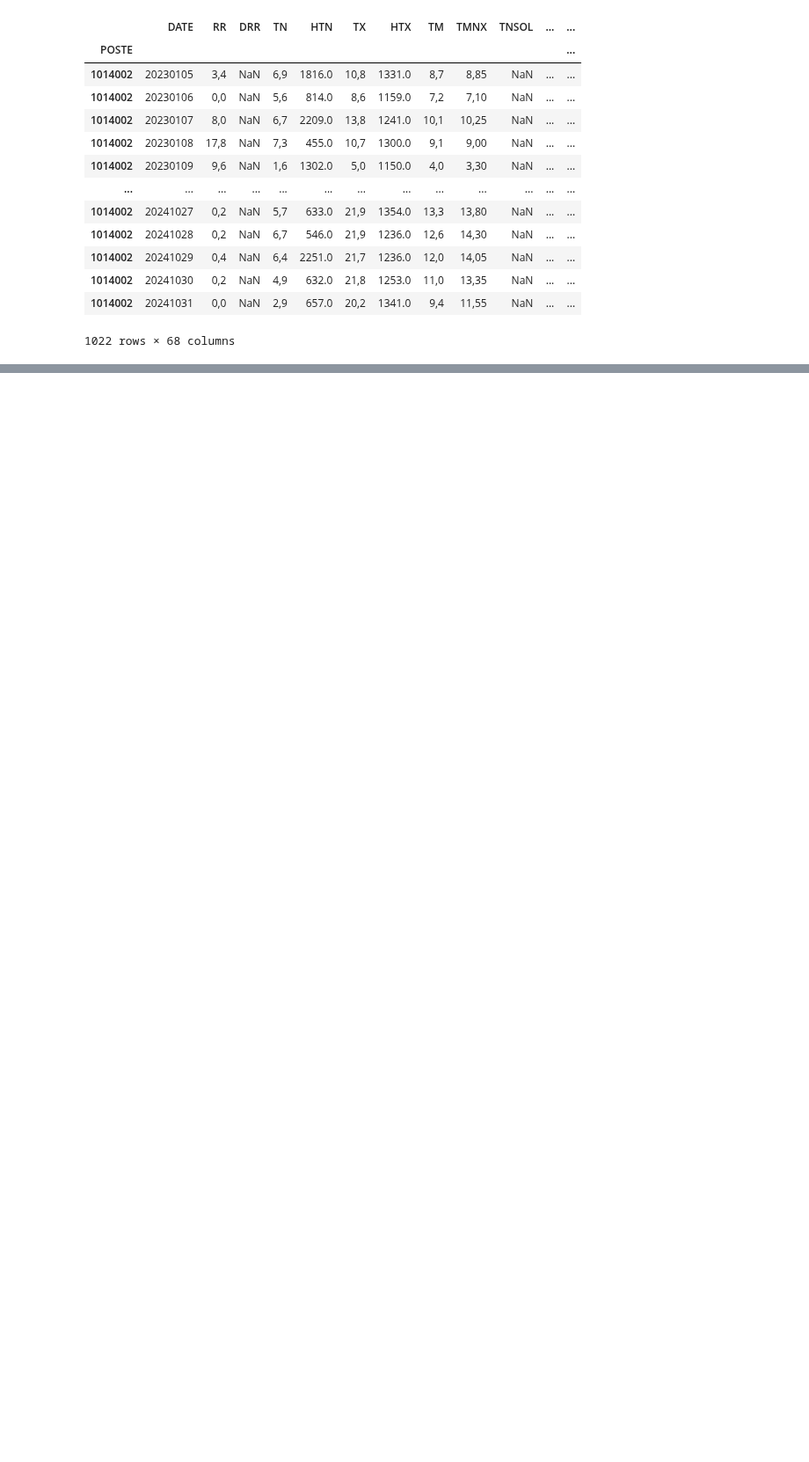
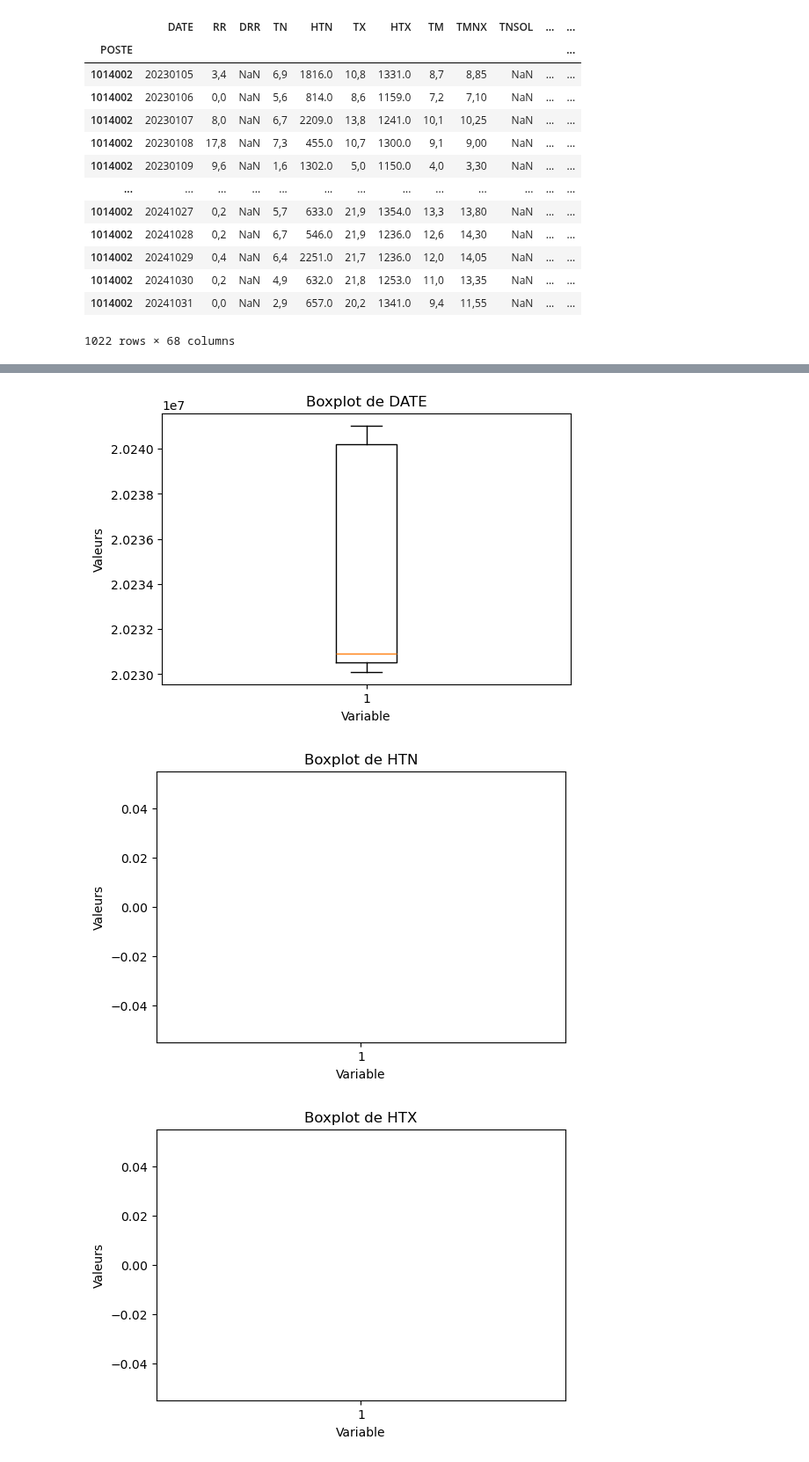
Before and after one commit to laureineCompaore/ProjetPython, a Jupyter notebook: Ana_exploratoire.ipynb, the cells around one changed output, grey strips where cells are left out. Shown at 88% size. Cells and saved outputs as stored; diff of their text form; code cells hidden in the pictures; blank space fills up the shorter version.

```diff
--- a/Ana_exploratoire.ipynb
+++ b/Ana_exploratoire.ipynb
@@ -20,0 +83,13 @@ df
+# %%
+# Créer un boxplot pour chaque variable
+for col in quantitative_variables.columns:
+    f.plt.figure(figsize=(6, 4))  # Définir la taille de la figure
+    f.plt.boxplot(quantitative_variables[col])  # Créer le boxplot
+    f.plt.title(f"Boxplot de {col}")  # Ajouter un titre
+    f.plt.ylabel("Valeurs")  # Ajouter une étiquette à l'axe y
+    f.plt.xlabel("Variable")  # Ajouter une étiquette à l'axe x
+    f.plt.show()  # Afficher le boxplot
+# %% [output]
+[figure, added]
+[figure, added]
+[figure, added]
```
Also changed, not shown: parts of 7 cells of this notebook, 1 other file.
